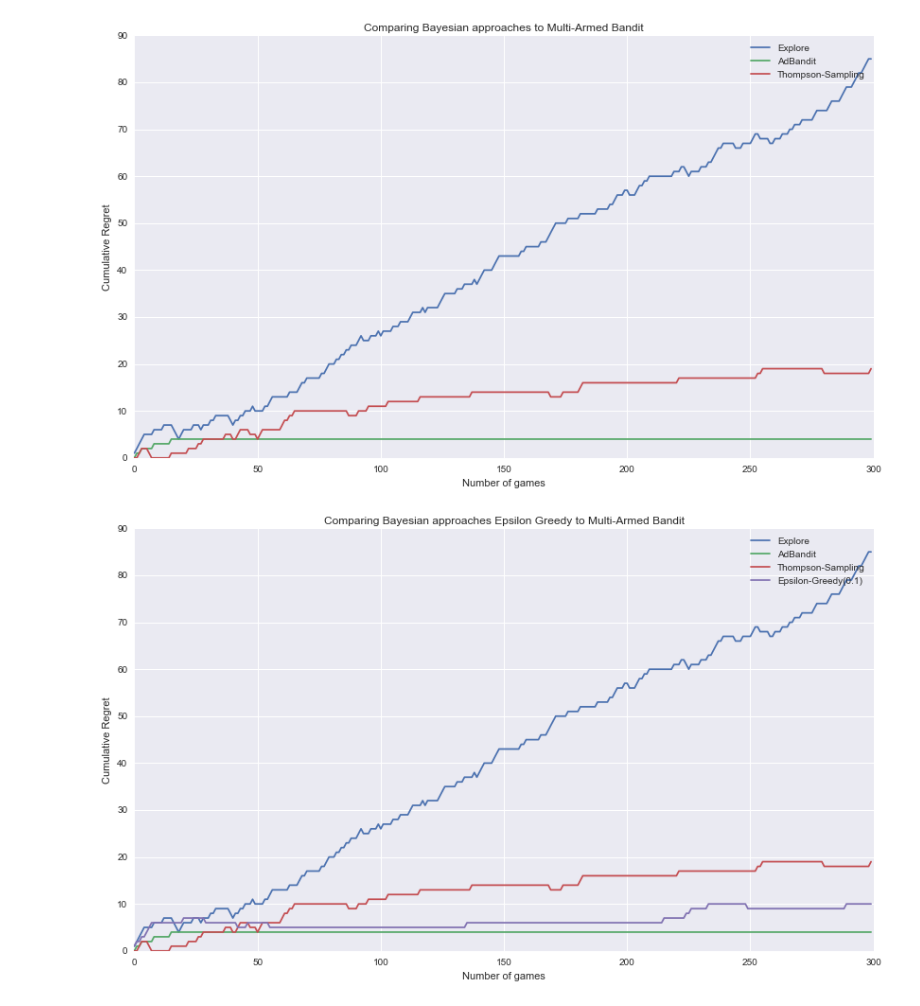
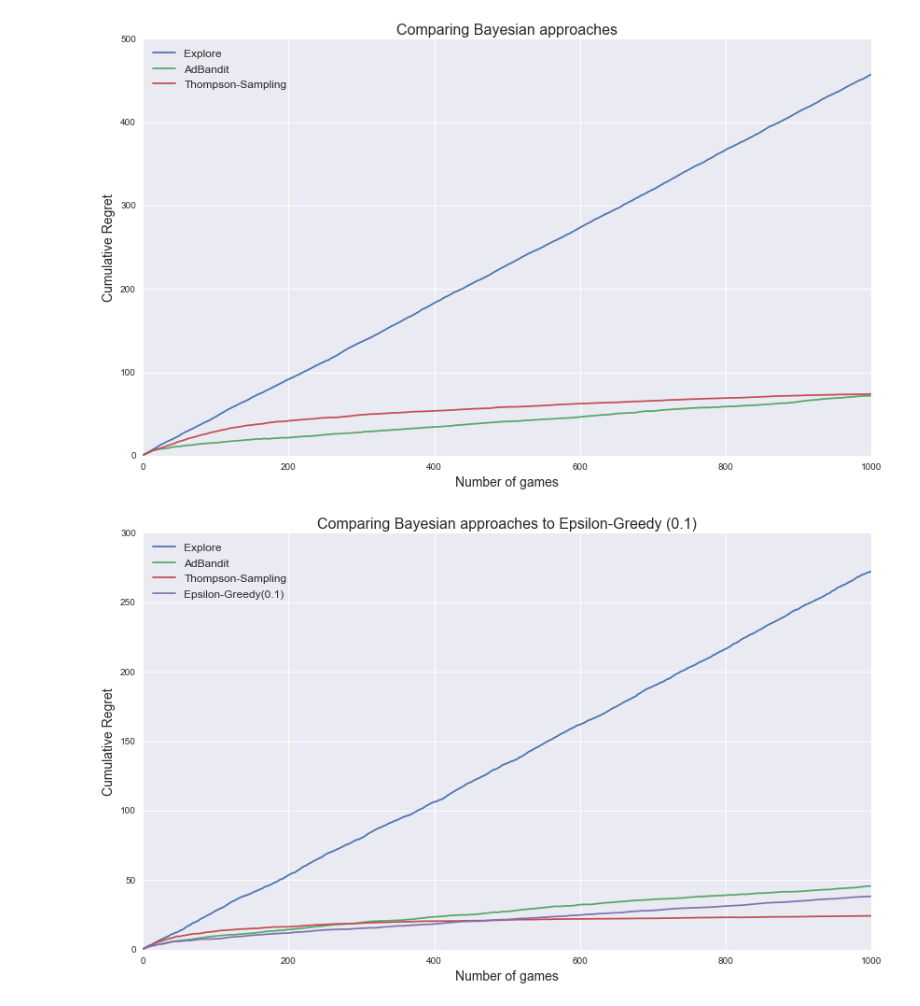
Before and after one commit to timoryxl/Multi-armed-bandit, a Jupyter notebook: bandit_update.ipynb, the cells around one changed output. Saved outputs shown, nothing was run; the diff lists cells and outputs as text; code cells hidden in the pictures.

```diff
--- a/bandit_update.ipynb
+++ b/bandit_update.ipynb
@@ -163,0 +153,7 @@ egreedy = epsilon_greedy(0.1, N, K, true_theta)
+# %%
+N = 1000
+K = 15
+T = 30
+#np.random.seed(122)
+
+true_theta = np.array([0.05,0.1,0.3,0.2,0.5,0.05,0.1,0.3,0.2,0.9,0.2,0.5,0.05,0.1,0.3])
@@ -164,28 +190,28 @@ egreedy = epsilon_greedy(0.1, N, K, true_theta)
 # %%
 plt.figure(figsize=(14,8))
-plt.title("Comparing Bayesian approaches to Multi-Armed Bandit")
-plt.ylabel("Cumulative Regret")
-plt.xlabel("Number of games")
-plt.plot(np.cumsum(explore[3] - explore[1]))
-plt.plot(np.cumsum(exploit[3] - exploit[1]))
-plt.plot(np.cumsum(thompson[3] - thompson[1]))
-plt.legend(['Explore','AdBandit','Thompson-Sampling'])
+plt.title("Comparing Bayesian approaches",size=16)
+plt.ylabel("Cumulative Regret",size=14)
+plt.xlabel("Number of games",size=14)
+plt.plot(np.mean(np.cumsum(explore_max-explore_actual,axis=1),axis=0))
+plt.plot(np.mean(np.cumsum(exploit_max-exploit_actual,axis=1),axis=0))
+plt.plot(np.mean(np.cumsum(thompson_max-thompson_actual,axis=1),axis=0))
+plt.legend(['Explore','AdBandit','Thompson-Sampling'],loc='best',fontsize=12)
 plt.show()
 # %% [output]
-[figure, old version]
+[figure, new version]
 # %%
 plt.figure(figsize=(14,8))
-plt.title("Comparing Bayesian approaches Epsilon Greedy to Multi-Armed Bandit")
-plt.ylabel("Cumulative Regret")
-plt.xlabel("Number of games")
-plt.plot(np.cumsum(explore[3] - explore[1]))
-plt.plot(np.cumsum(exploit[3] - exploit[1]))
-plt.plot(np.cumsum(thompson[3] - thompson[1]))
-plt.plot(np.cumsum(egreedy[3] - egreedy[1]))
-plt.legend(['Explore','AdBandit','Thompson-Sampling', 'Epsilon-Greedy(0.1)'])
+plt.title("Comparing Bayesian approaches to Epsilon-Greedy (0.1)",size=16)
+plt.ylabel("Cumulative Regret",size=14)
+plt.xlabel("Number of games",size=14)
+plt.plot(np.mean(np.cumsum(explore_max-explore_actual,axis=1),axis=0))
+plt.plot(np.mean(np.cumsum(exploit_max-exploit_actual,axis=1),axis=0))
+plt.plot(np.mean(np.cumsum(thompson_max-thompson_actual,axis=1),axis=0))
+plt.plot(np.mean(np.cumsum(egreedy_max-egreedy_actual,axis=1),axis=0))
+plt.legend(['Explore','AdBandit','Thompson-Sampling', 'Epsilon-Greedy(0.1)'],loc='best',fontsize=12)
 plt.show()
 # %% [output]
-[figure, old version]
+[figure, new version]
 # %%
 """
 UCB1 Algorithm
```
Also changed, not shown: parts of 8 cells of this notebook, 7 other files.
